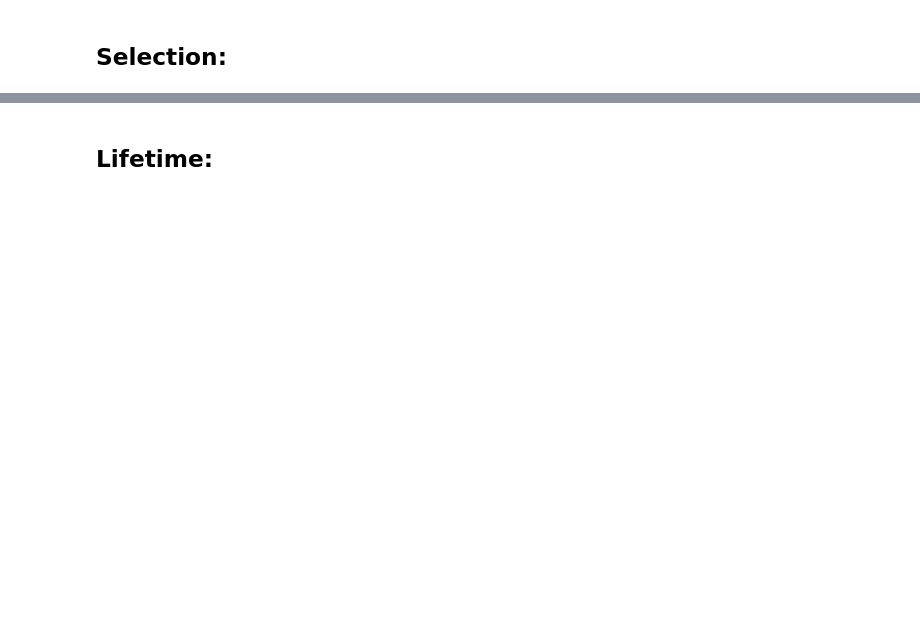
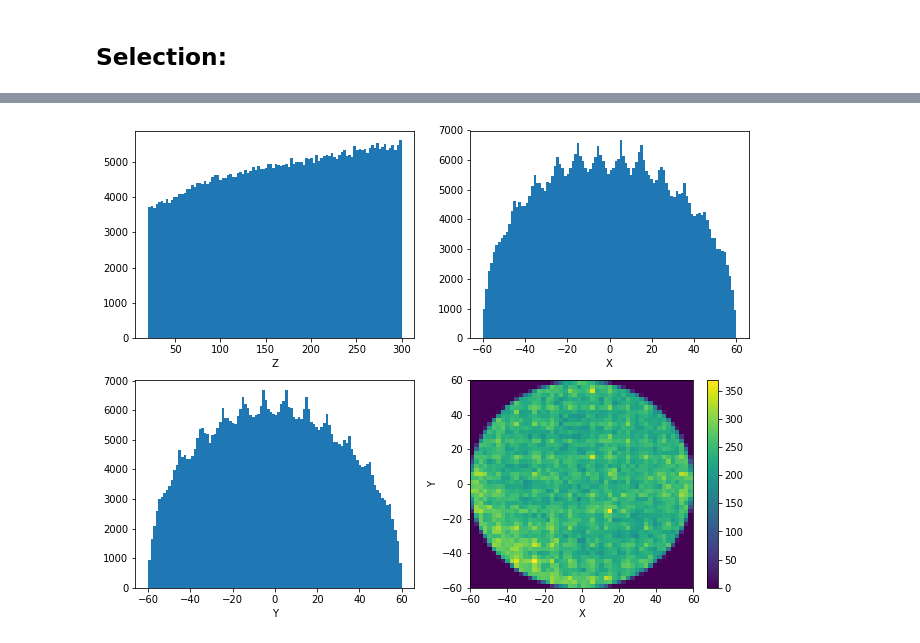
Before and after one commit to neuslopez/ICARO, a Jupyter notebook: Dorothea-Run533-Qmax80k-PlotsSel3.ipynb, the cells around one changed output, grey strips where cells are left out. Cells and saved outputs as stored; diff of their text form; code cells hidden in the pictures; blank space fills up the shorter version.

```diff
--- a/Dorothea-Run533-Qmax80k-PlotsSel3.ipynb
+++ b/Dorothea-Run533-Qmax80k-PlotsSel3.ipynb
@@ -189,25 +207,27 @@ plt.show()
 # %%
 fig = plt.figure(figsize = (11,13))
 
-ax2 = fig.add_subplot(3,2,3)
+ax2 = fig.add_subplot(3,2,1)
 plt.hist(d.Z[sel3],100)
 #plt.yscale('log', nonposy='clip')
 plt.xlabel('Z')
 
-ax2 = fig.add_subplot(3,2,4)
+ax2 = fig.add_subplot(3,2,2)
 plt.hist(d.X[sel3],100)
 #plt.yscale('log', nonposy='clip')
 plt.xlabel('X')
 
-ax2 = fig.add_subplot(3,2,5)
+ax2 = fig.add_subplot(3,2,3)
 plt.hist(d.Y[sel3],100)
 #plt.yscale('log', nonposy='clip')
 plt.xlabel('Y')
 
-ax2 = fig.add_subplot(3,2,3)
+ax2 = fig.add_subplot(3,2,4)
 plt.hist2d(d.X[sel3], d.Y[sel3],50)
 plt.xlabel('X')
 plt.ylabel('Y')
 plt.colorbar()
 
 plt.show()
+# %% [output]
+[figure, added]
@@ -226,2 +233,0 @@ plt.show()
-# %% [markdown]
-## Lifetime:
```
Also changed, not shown: parts of 14 cells of this notebook.
